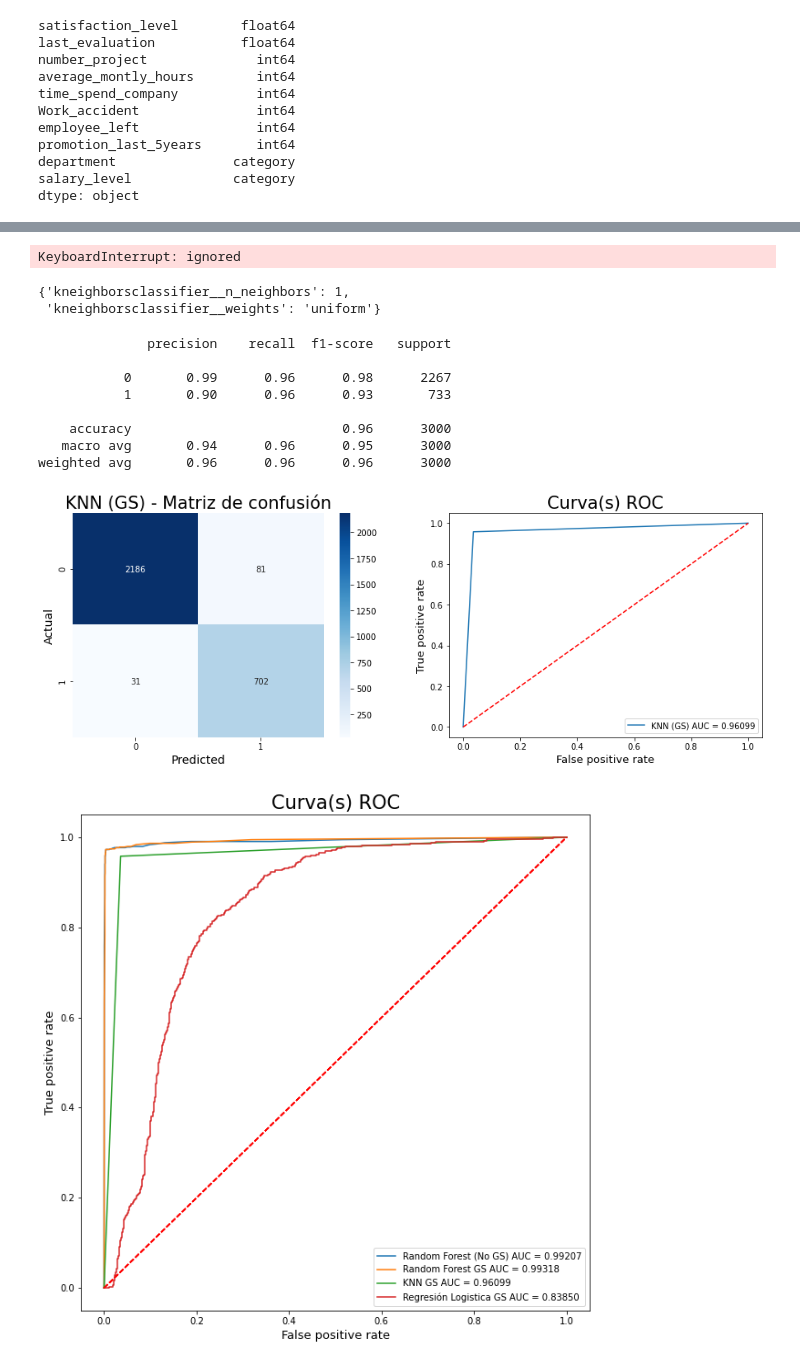
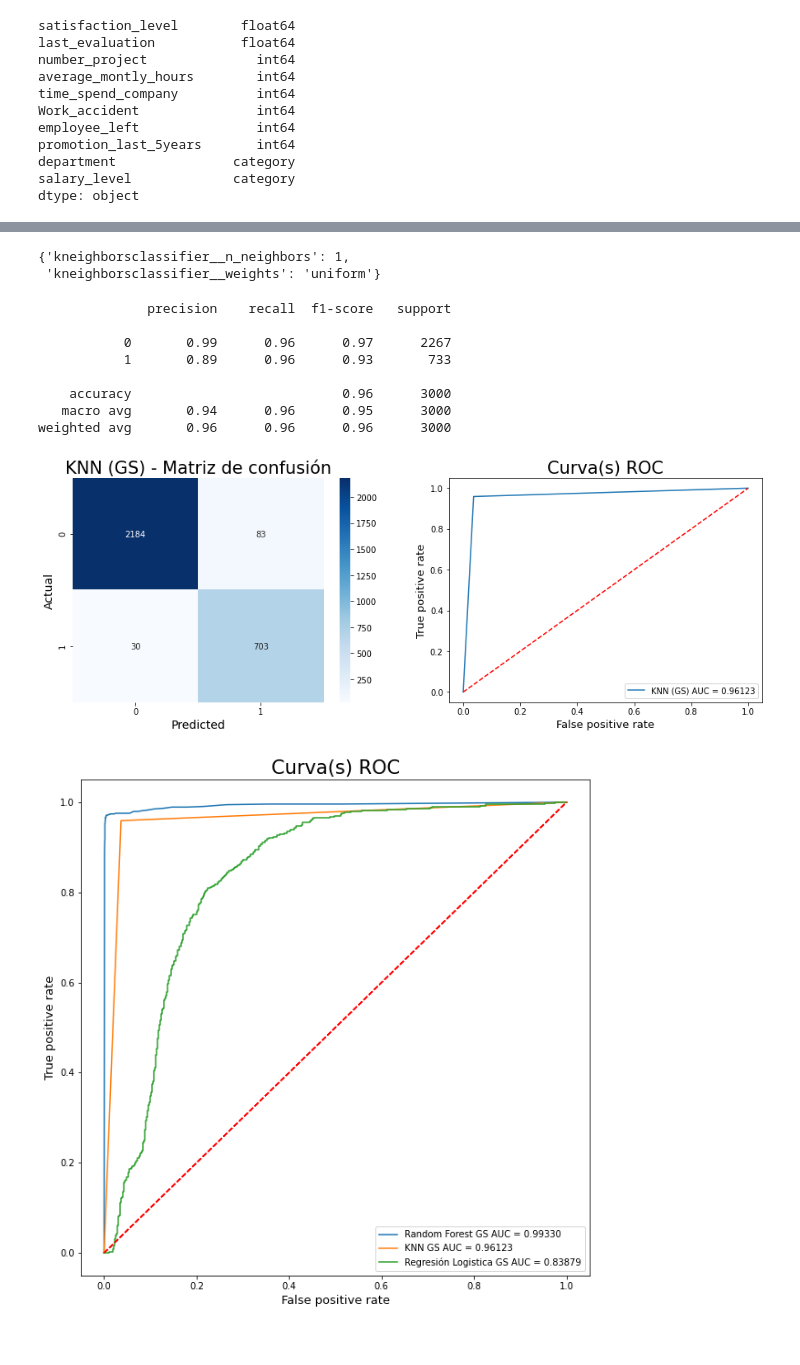
Before and after one commit to JECaballeroR/EmployeeTurnover, a Jupyter notebook: Clonk_Prueba_selección.ipynb, the cells around one changed output, grey strips where cells are left out. Saved outputs shown, nothing was run; the diff lists cells and outputs as text; code cells hidden in the pictures.

```diff
--- a/Clonk_Prueba_selección.ipynb
+++ b/Clonk_Prueba_selección.ipynb
@@ -304,6 +314,7 @@ import numpy as np
 # %%
-def scale_data(X, y, sample="None", test_size=0.2):
+def data_scaling(X, y, sample="up", test_size=0.2):
  ##################################################
+ #Funcion para aplicar Upscaling y downscale de los datos.
   ### ENTRADAS ###
   # X: numpy array
       # Array con los features para predecir la variable respuesta deseada
@@ -313,7 +324,7 @@ def scale_data(X, y, sample="None", test_size=0.2):
       # Valor de referencia para seleccionar el proceso.
       # Si sample="up", se hara upsampling
       # Si sample ="down", se hara downsampling
-      # Si sample tiene otro valor o no se presenta, no se aplicará up o down sampling
+      # Si sample tiene otro valor o no se presenta, no se aplicará up o down sampling.
   # test_size: float
       # Valor de 0 a 1. Es el parámetro test_size del train_test_split() de sklearn
 
@@ -384,7 +395,8 @@ def rocauc_plot(model, model_name, y_test, X_test):
 
 
 
-def plot_roc_conf_matrix(y_test, y_pred,X_test, model, model_name):
+def plot_roc_conf_matrix(y_test,X_test, model, model_name):
+  y_pred=model.predict(X_test)
   cm = metrics.confusion_matrix(y_test, y_pred)
   plt.figure(figsize=(15,5))
 
@@ -404,6 +416,7 @@ def plot_roc_conf_matrix(y_test, y_pred,X_test, model, model_name):
 def apply_model_to_df(df, method, method_name, sample="up", test_size=0.2):
 
 ##################################################
+  #Función para aplicar modelos básicos a los datos, para pruebas iniciales de modelos
   ### ENTRADAS ###
   # df: Dataframe
       # Data frame con las variables
@@ -421,12 +434,11 @@ def apply_model_to_df(df, method, method_name, sample="up", test_size=0.2):
   ###################################################
 
   X,y=get_X_y(df, "employee_left")
-  #Train-test Split.
-  X_train, X_test, y_train, y_test =scale_data(X, y, sample=sample, test_size=test_size)
+  X_train, X_test, y_train, y_test =data_scaling(X, y, sample=sample, test_size=test_size)
 
   model=method
   model.fit(X_train, y_train)
   y_pred = model.predict(X_test)
-  plot_roc_conf_matrix(y_test, y_pred,X_test, model, method_name)
+  plot_roc_conf_matrix(y_test,X_test, model, method_name)
   return model
 # %%
@@ -470,3 +542,3 @@ rf_no.get_params(deep=False)
 # %%
 X,y=get_X_y(df, "employee_left")
-X_train, X_test, y_train, y_test =scale_data(X, y , test_size=0.2)
+X_train, X_test, y_train, y_test =data_scaling(X, y , test_size=0.2)
@@ -483,9 +547,8 @@ def pipeline_classifier(X,y,model, param_grid):
   pipe = make_pipeline(StandardScaler(), model)
   clf= GridSearchCV(pipe,
                     param_grid=param_grid,
-                    cv=5,
+                    cv=10,
                     scoring="f1",
-
                     n_jobs=-1)
 
   clf.fit(X,y)
@@ -510,8 +573,7 @@ weighted avg       0.99      0.99      0.99      3000
 [figure]
 # %%
 lr_param_grid = {"logisticregression__penalty": ["l1", "l2"],
-                   "logisticregression__C":  np.arange(0.5, 20.1, 0.5),
-                   "logisticregression__fit_intercept": [True, False]
+                   "logisticregression__C":  np.arange(0.5, 20, 0.5),
                   }
 lr_gs=pipeline_classifier(X_train,y_train,
                          LogisticRegression(class_weight="balanced"), lr_param_grid )
@@ -547,10 +591 @@ weighted avg       0.83      0.77      0.79      3000
 [figure]
-# %%
-svm_param_grid = {"svc__degree": [5,10],
-                  "svc__coef0": [5,10],
-                  "svc__kernel": ["poly",'rbf']
-                   }
-svm_gs=pipeline_classifier(X_train,y_train,
-                         SVC(probability=True), svm_param_grid )
-# %% [output]
-KeyboardInterrupt: ignored
@@ -567,12 +600,12 @@ knn_gs.best_params_
 {'kneighborsclassifier__n_neighbors': 1,
  'kneighborsclassifier__weights': 'uniform'}
 # %%
-plot_roc_conf_matrix(y_test, knn_gs.predict(X_test),X_test, knn_gs, "KNN (GS)")
+plot_roc_conf_matrix(y_test,X_test, knn_gs, "KNN (GS)")
 # %% [output]
               precision    recall  f1-score   support
 
-           0       0.99      0.96      0.98      2267
-           1       0.90      0.96      0.93       733
+           0       0.99      0.96      0.97      2267
+           1       0.89      0.96      0.93       733
 
     accuracy                           0.96      3000
    macro avg       0.94      0.96      0.95      3000
@@ -580,11 +613,11 @@ weighted avg       0.96      0.96      0.96      3000
 [figure]
 # %%
 plt.figure(figsize=(10,10))
-rocauc_plot(rf_no, "Random Forest (No GS)", y_test, X_test)
+
 
 
 rocauc_plot(rf_gs, "Random Forest GS", y_test, X_test)
 rocauc_plot(knn_gs, "KNN GS", y_test, X_test)
 rocauc_plot(lr_gs, "Regresión Logistica GS", y_test, X_test)
 # %% [output]
-[figure, old version]
+[figure, new version]
```
Also changed, not shown: parts of 22 cells of this notebook.
